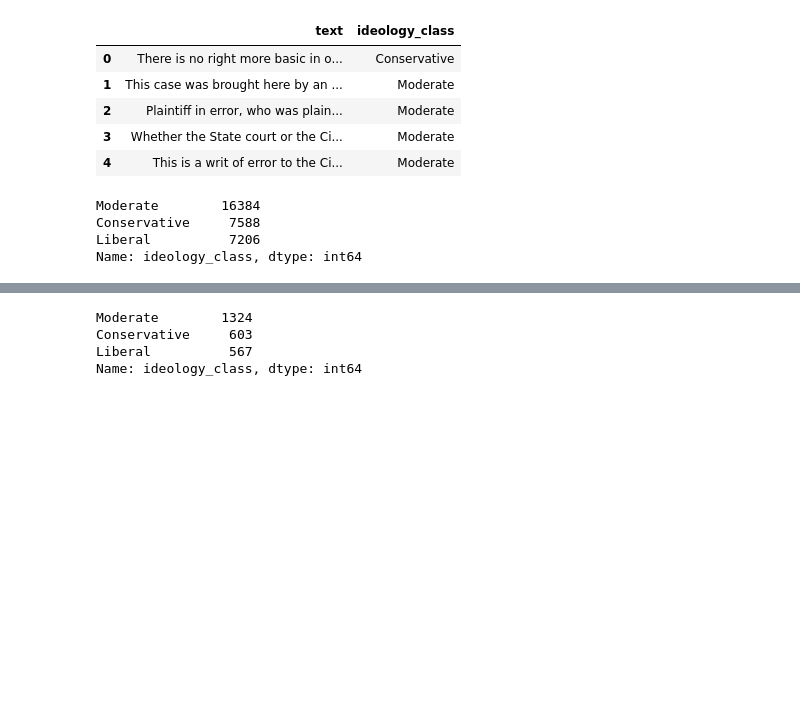
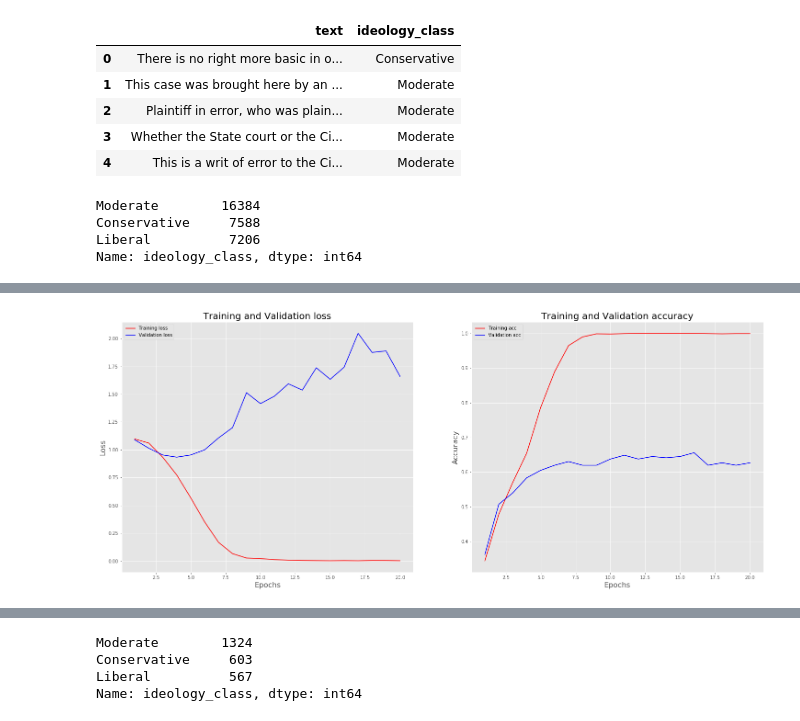
Before and after one commit to kpokrass/Supreme_Court_Case_Ideology, a Jupyter notebook: final_notebook.ipynb, the cells around one changed output, grey strips where cells are left out. Drawn from its saved outputs; the diff is of its cells as text; code cells hidden in the pictures; blank space fills up the shorter version.

```diff
--- a/final_notebook.ipynb
+++ b/final_notebook.ipynb
@@ -1533,0 +1613,5 @@ Name: ideology_class, dtype: int64
+# %%
+# Create the training and test sets from 10% of the data
+train_x, test_x, train_y_keras, test_y_keras, train_y_eval, test_y_eval  = preprocess_imbalance(df, fraction=0.1,
+                                                                                                stop=False,
+                                                                                                max_seq_len=750)
@@ -1533,0 +1625,19 @@ Name: ideology_class, dtype: int64
+# %%
+# Create a baseline model
+baseline = Sequential()
+baseline.add(Embedding(26000, 200))
+baseline.add(Bidirectional(GRU(30, return_sequences=True)))
+baseline.add(GlobalMaxPool1D())
+baseline.add(Dense(70, activation='relu'))
+baseline.add(Dropout(0.3))
+baseline.add(Dense(35, activation='relu'))
+baseline.add(Dropout(0.3))
+baseline.add(Dense(3, activation='softmax'))
+
+# Assemble the baseline model
+baseline.compile(loss='categorical_crossentropy',
+                optimizer='adam',
+                metrics=['accuracy'])
+
+# Fit the model to the training data
+history_baseline = baseline.fit(train_x, train_y_keras, epochs=20, batch_size=50, validation_split=0.15)
@@ -1533,0 +1662,6 @@ Name: ideology_class, dtype: int64
+# %%
+plt.style.use('ggplot')
+# Assess baseline model performance
+model_performance(history_baseline)
+# %% [output]
+[figure, added]
```
Also changed, not shown: parts of 84 cells of this notebook.
